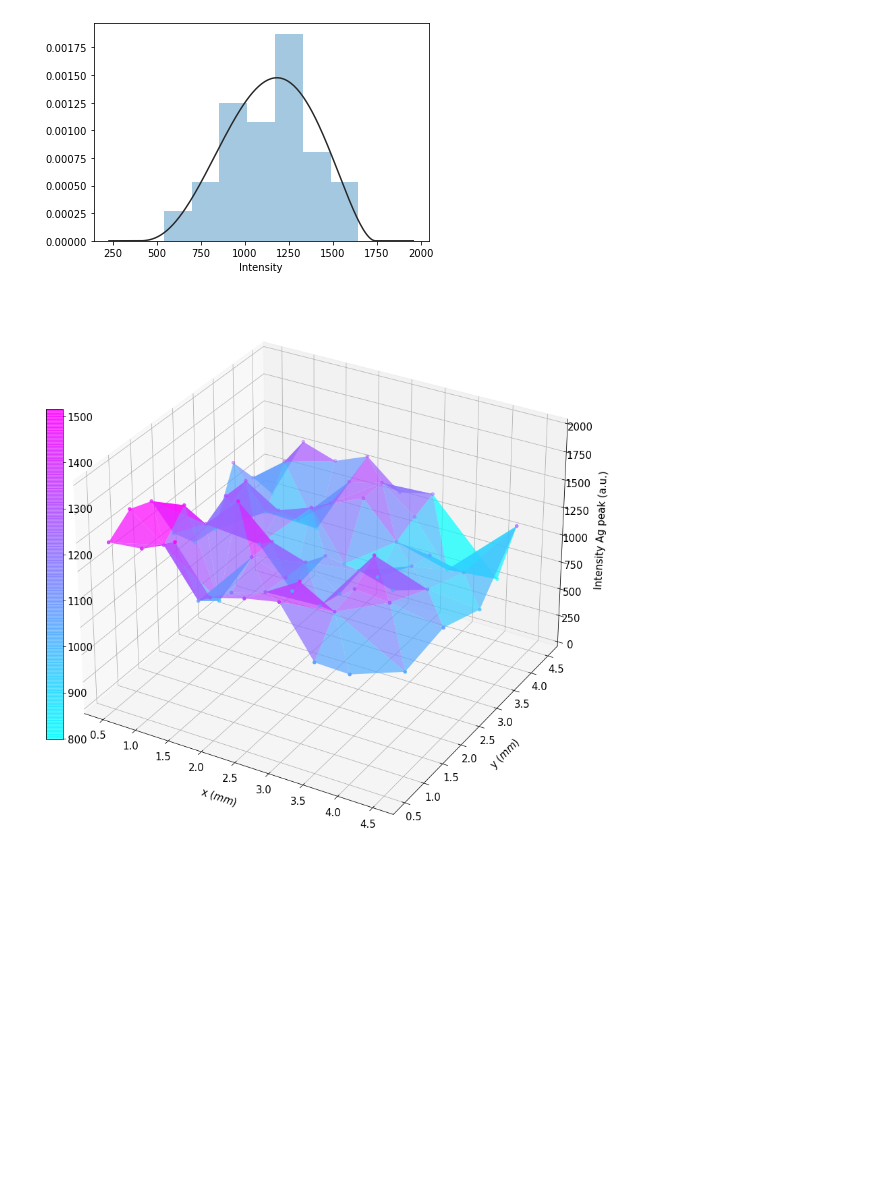
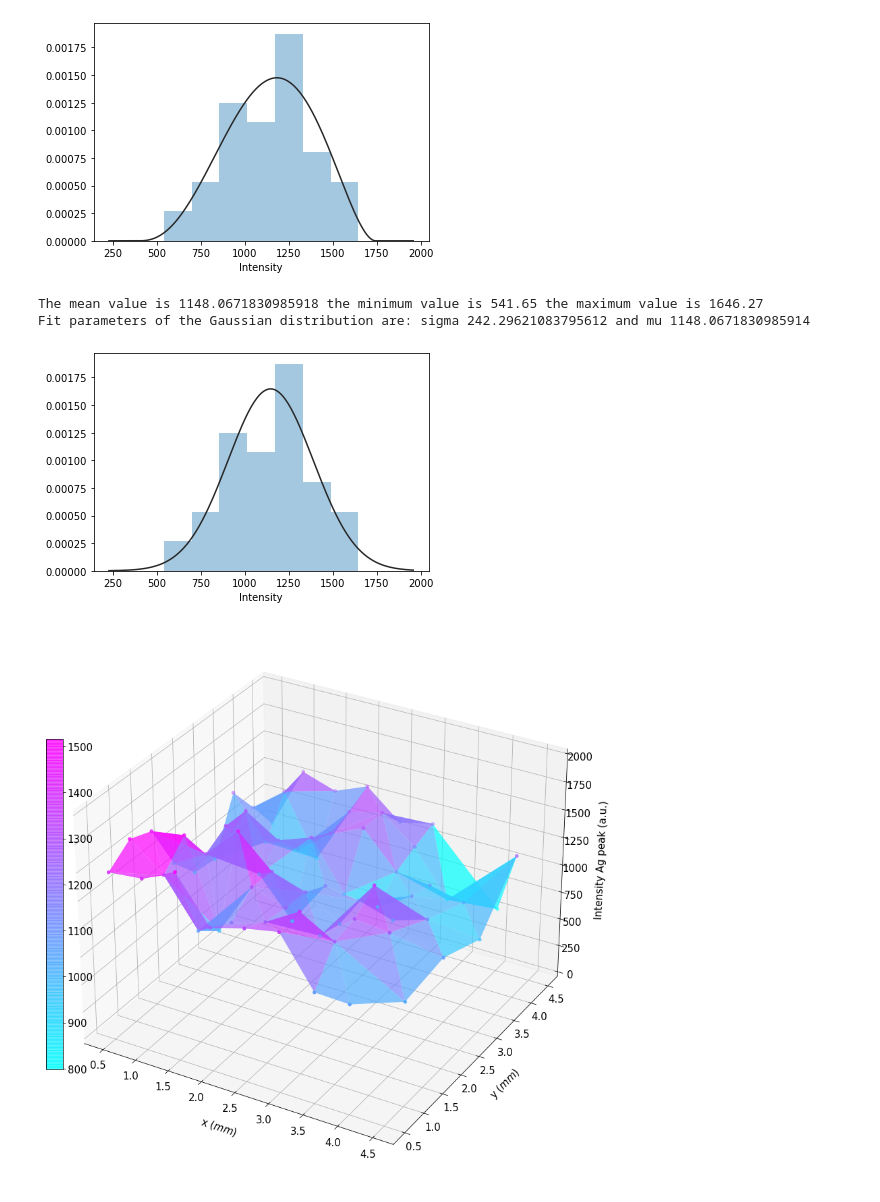
Before and after one commit to AriannaMischianti/Thesis_activity, a Jupyter notebook: Mappa_3D_spot.ipynb, the cells around one changed output. Drawn from its saved outputs; the diff is of its cells as text; code cells hidden in the pictures; blank space fills up the shorter version.

```diff
--- a/Mappa_3D_spot.ipynb
+++ b/Mappa_3D_spot.ipynb
@@ -27,6 +27,20 @@ print ('Fit parameters of the beta distribution are: sigma',mu[2],'and mu', mu[3
 The mean value is 1148.0671830985918 the minimum value is 541.65 the maximum value is 1646.27
 Fit parameters of the beta distribution are: sigma 394.78599519724565 and mu 1348.4417729908364
 [figure]
+# %%
+from scipy import stats
+
+sns.distplot(x, kde=False, fit=stats.norm);
+mu = stats.norm.fit(x)
+
+print('The mean value is',x.mean(),'the minimum value is', x.min(),'the maximum value is', x.max())
+print ('Fit parameters of the Gaussian distribution are: sigma',mu[1],'and mu', mu[0])
+
+#to check the formula: https://docs.scipy.org/doc/scipy/reference/generated/scipy.stats.beta.html
+# %% [output]
+The mean value is 1148.0671830985918 the minimum value is 541.65 the maximum value is 1646.27
+Fit parameters of the Gaussian distribution are: sigma 242.29621083795612 and mu 1148.0671830985914
+[figure, added]
 # %%
 import matplotlib.pyplot as plt
 from matplotlib import cm
```
